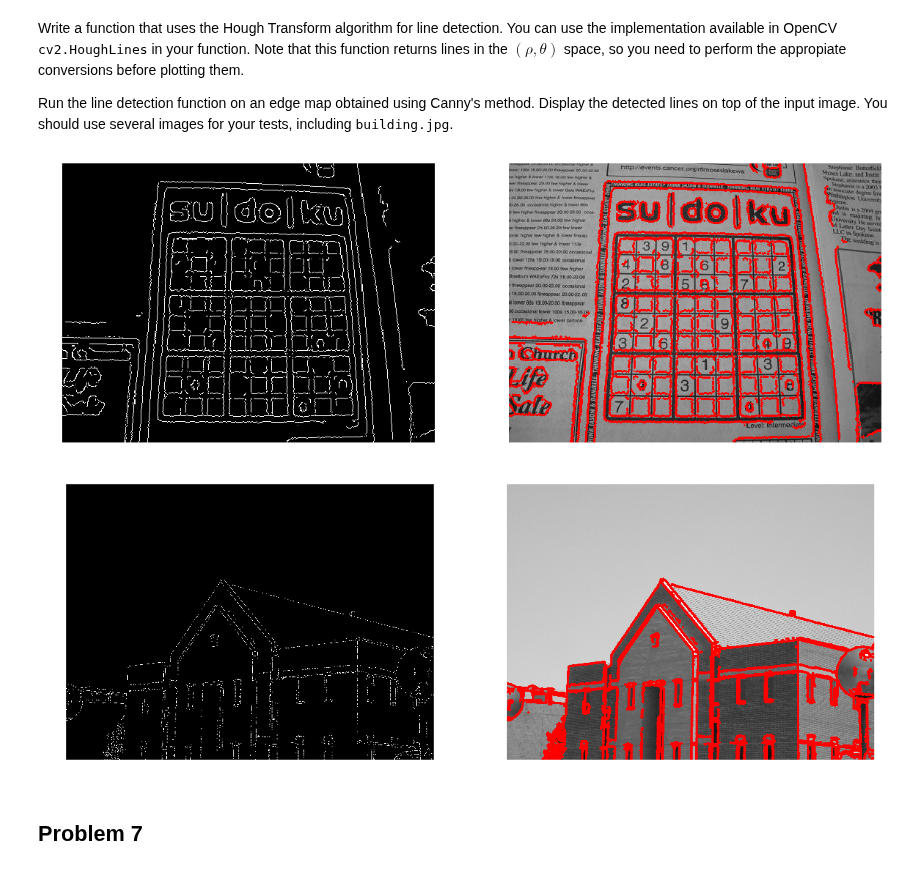
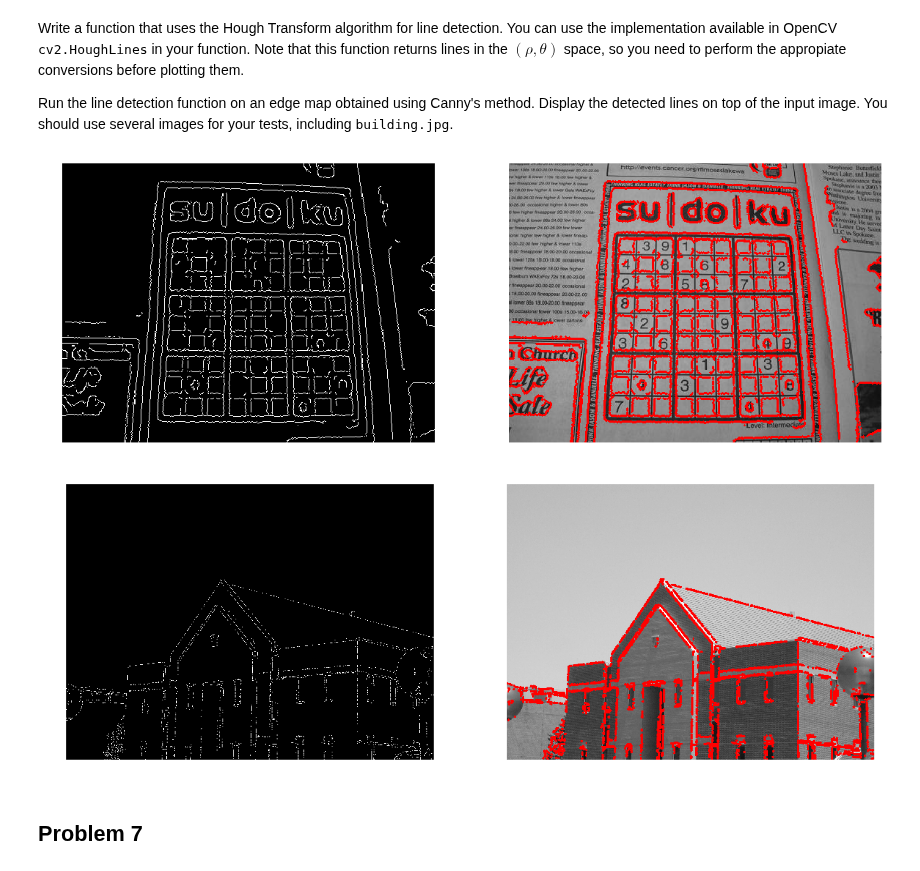
Before and after one commit to Jorgee1/Journey-to-PDI, a Jupyter notebook: Taller_4/problem_set_4.ipynb, the cells around one changed output. Cells and saved outputs as stored; diff of their text form; code cells hidden in the pictures.

```diff
--- a/Taller_4/problem_set_4.ipynb
+++ b/Taller_4/problem_set_4.ipynb
@@ -354,35 +379,35 @@ def Hough(img,lim,kernel, ths, wid):
     except Exception :
         print("No Lines")
         print(lines)
     can = cv2.cvtColor(can,cv2.COLOR_GRAY2RGB)
     return (can, img)
 
 img = files["gray"]["sudoku"]
 
 plt.figure(figsize=(20,20))
 plt.subplot(2,2,1)
 res = Hough(img,(25,35),23,0,2)
 plt.imshow(res[0])
 plt.axis("off")
 plt.subplot(2,2,2)
 plt.imshow(res[1])
 plt.axis("off")
 plt.show()
 
 img = files["gray"]["building"]
 
 plt.figure(figsize=(20,20))
 plt.subplot(2,2,1)
-res = Hough(img,(10,20),23,0,10)
+res = Hough(img,(10,20),23,45,10)
 plt.imshow(res[0])
 plt.axis("off")
 plt.subplot(2,2,2)
 plt.imshow(res[1])
 plt.axis("off")
 plt.show()
 # %% [output]
 [figure]
-[figure, old version]
+[figure, new version]
 # %% [markdown]
 ## Problem 7
 # %% [markdown]
```
Also changed, not shown: parts of 4 cells of this notebook, 43 other files.
